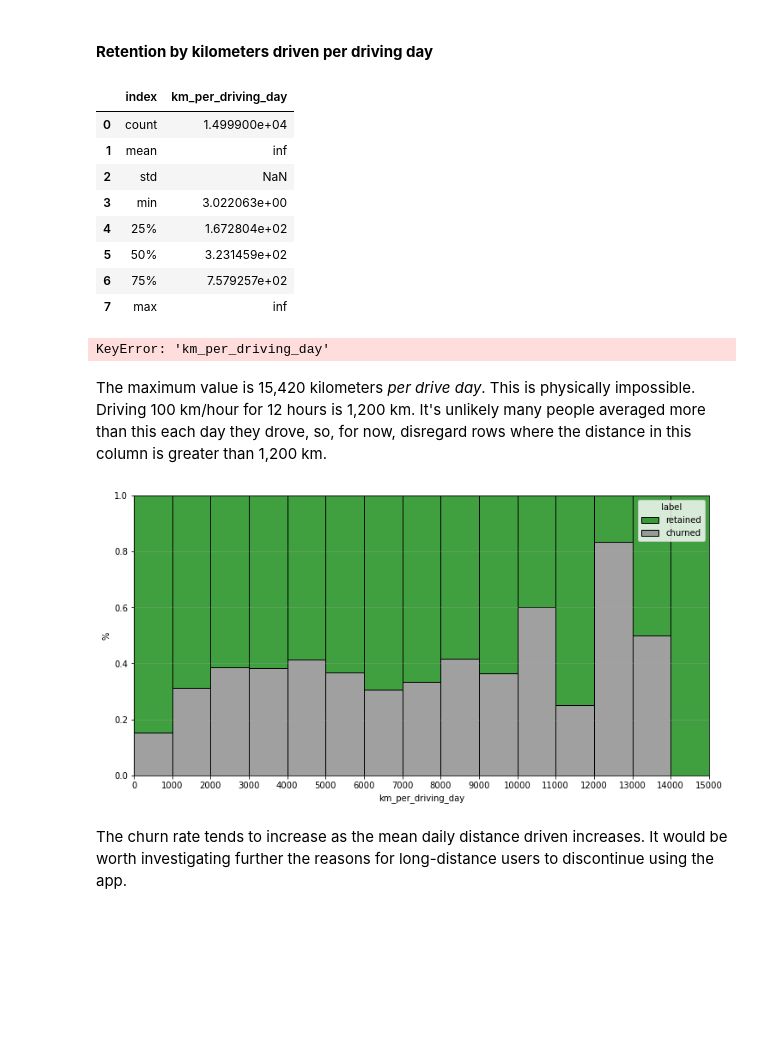
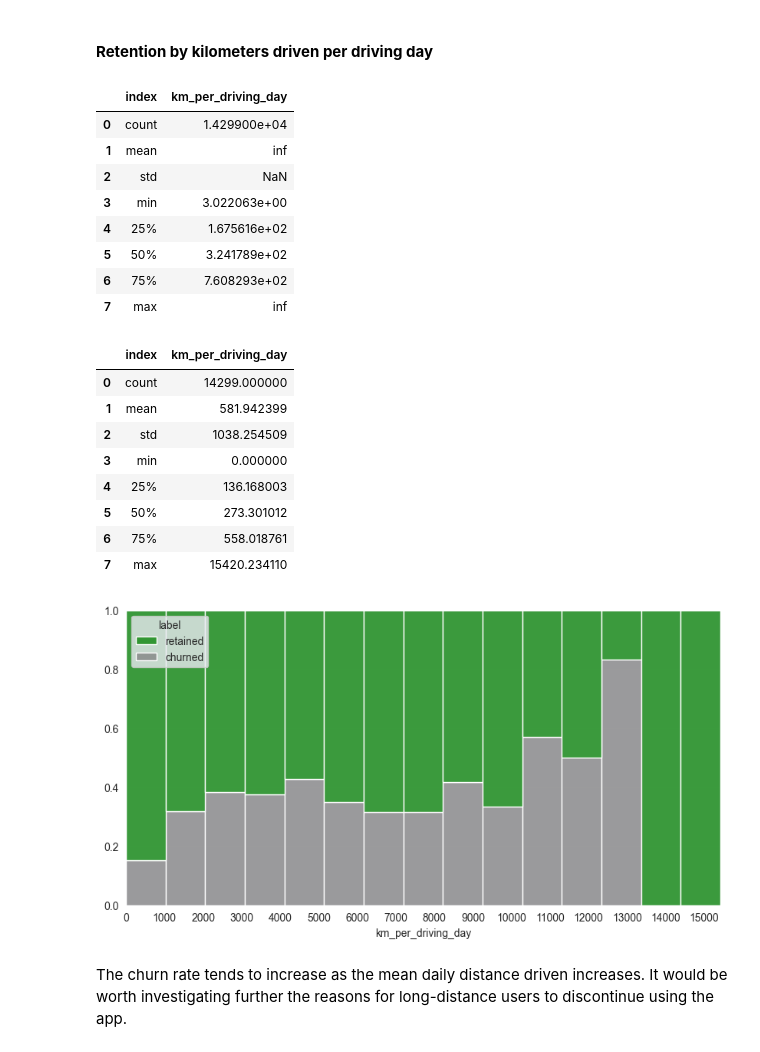
Before and after one commit to aiduyenphammkt-143/Waze-project-Churn-users-prediction, a Jupyter notebook: analysis notebook/Waze project lab_EDA & Visualization.ipynb, the cells around one changed output. Saved outputs shown, nothing was run; the diff lists cells and outputs as text; code cells hidden in the pictures; blank space fills up the shorter version.

```diff
--- a/analysis notebook/Waze project lab_EDA & Visualization.ipynb
+++ b/analysis notebook/Waze project lab_EDA & Visualization.ipynb
@@ -117,0 +256,2 @@ Now that you know which data columns you’ll use, it is time to decide which da
+# %%
+df = df.dropna(subset='label')
@@ -391,36 +524,42 @@ df['km_per_driving_day'] = df['driven_km_drives'] / df['driving_days']
 df['km_per_driving_day'].describe().reset_index()
 # %% [output]
 |  | index | km_per_driving_day |
-| 0 | count | 1.499900e+04 |
+| 0 | count | 1.429900e+04 |
 | 1 | mean | inf |
 | 2 | std | NaN |
 | 3 | min | 3.022063e+00 |
-| 4 | 25% | 1.672804e+02 |
-| 5 | 50% | 3.231459e+02 |
-| 6 | 75% | 7.579257e+02 |
+| 4 | 25% | 1.675616e+02 |
+| 5 | 50% | 3.241789e+02 |
+| 6 | 75% | 7.608293e+02 |
 | 7 | max | inf |
 # %%
 # Convert infinite values to zero
 df['km_per_driving_day'] = df['km_per_driving_day'].replace(np.inf,0)
 df['km_per_driving_day'].describe().reset_index()
 # %% [output]
-KeyError: 'km_per_driving_day'
+|  | index | km_per_driving_day |
+| 0 | count | 14299.000000 |
+| 1 | mean | 581.942399 |
+| 2 | std | 1038.254509 |
+| 3 | min | 0.000000 |
+| 4 | 25% | 136.168003 |
+| 5 | 50% | 273.301012 |
+| 6 | 75% | 558.018761 |
+| 7 | max | 15420.234110 |
-# %% [markdown]
-The maximum value is 15,420 kilometers _per drive day_. This is physically impossible. Driving 100 km/hour for 12 hours is 1,200 km. It's unlikely many people averaged more than this each day they drove, so, for now, disregard rows where the distance in this column is greater than 1,200 km.
 # %%
 # Histogram
-plt.figure(figsize=(12,6))
+plt.figure(figsize=(10,5))
 sns.histplot(data=df, x='km_per_driving_day', hue='label',
             palette={'retained':'green','churned':'grey'},
             multiple='fill',
-            bins=range(0,16000,1000),
+            binwidth=1000,
             legend=True)
 plt.xticks(range(0,16000,1000))
-plt.ylabel('%')
+plt.ylabel('')
 plt.grid(axis='y',alpha=0.3)
 plt.show()
 # %% [output]
-[figure, old version]
+[figure, new version]
 # %% [markdown]
 The churn rate tends to increase as the mean daily distance driven increases. It would be worth investigating further the reasons for long-distance users to discontinue using the app.
 # %% [markdown]
```
Also changed, not shown: parts of 75 cells of this notebook.
